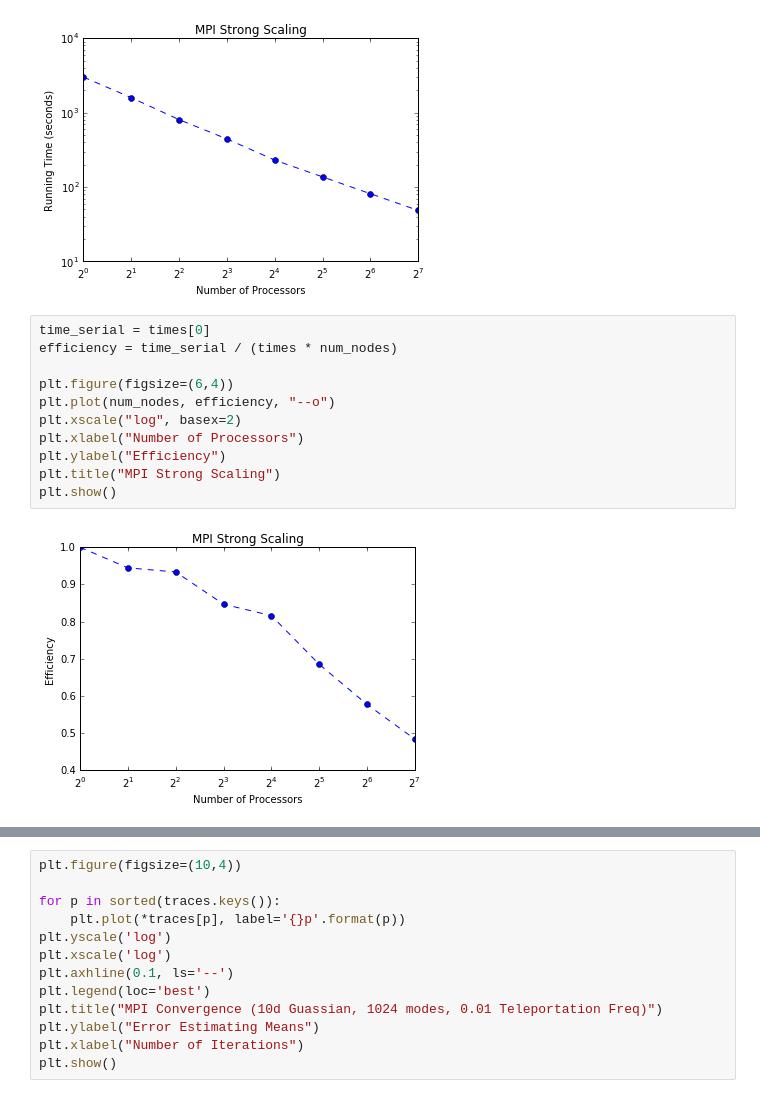
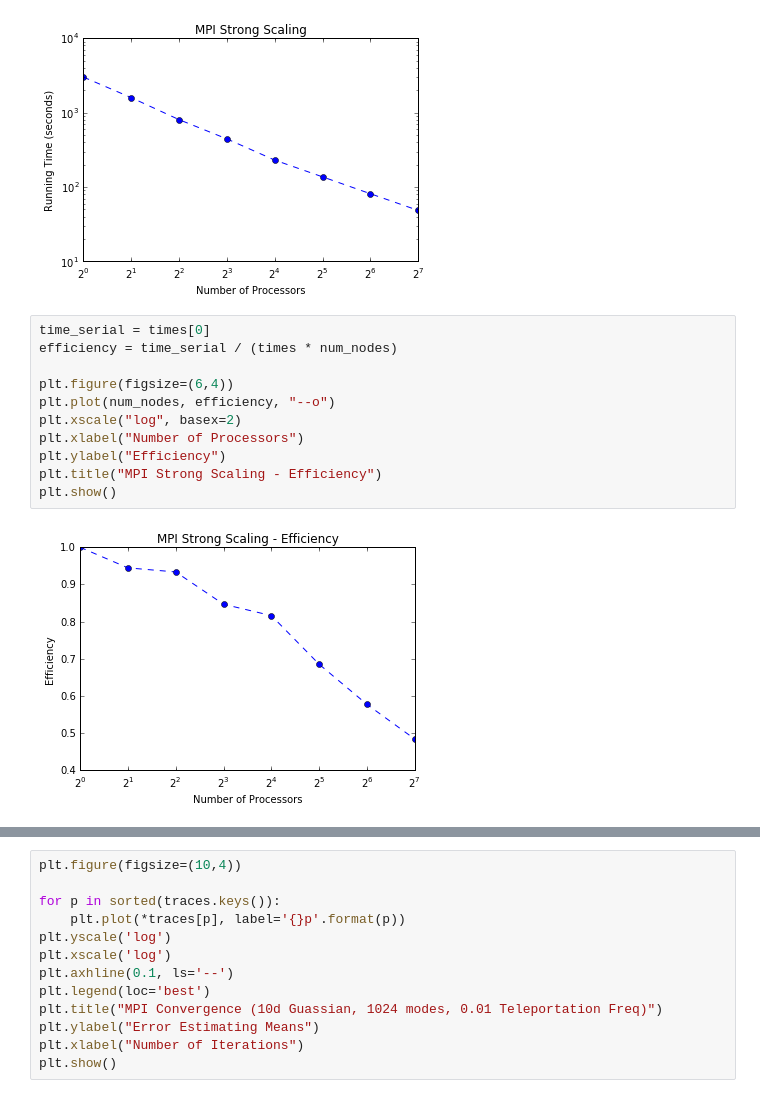
Before and after one commit to asross/cs205-project, a Jupyter notebook: datasets/mpi_strong_scaling.ipynb, the cells around one changed output, grey strips where cells are left out. Drawn from its saved outputs; the diff is of its cells as text.

Commit message:
More scaling plots

```diff
--- a/datasets/mpi_strong_scaling.ipynb
+++ b/datasets/mpi_strong_scaling.ipynb
@@ -68,13 +68,13 @@ plt.show()
 # %%
 time_serial = times[0]
 efficiency = time_serial / (times * num_nodes)
 
 plt.figure(figsize=(6,4))
 plt.plot(num_nodes, efficiency, "--o")
 plt.xscale("log", basex=2)
 plt.xlabel("Number of Processors")
 plt.ylabel("Efficiency")
-plt.title("MPI Strong Scaling")
+plt.title("MPI Strong Scaling - Efficiency")
 plt.show()
 # %% [output]
-[figure, old version]
+[figure, new version]
```
Also changed, not shown: parts of 3 cells of this notebook, 4 other files.
